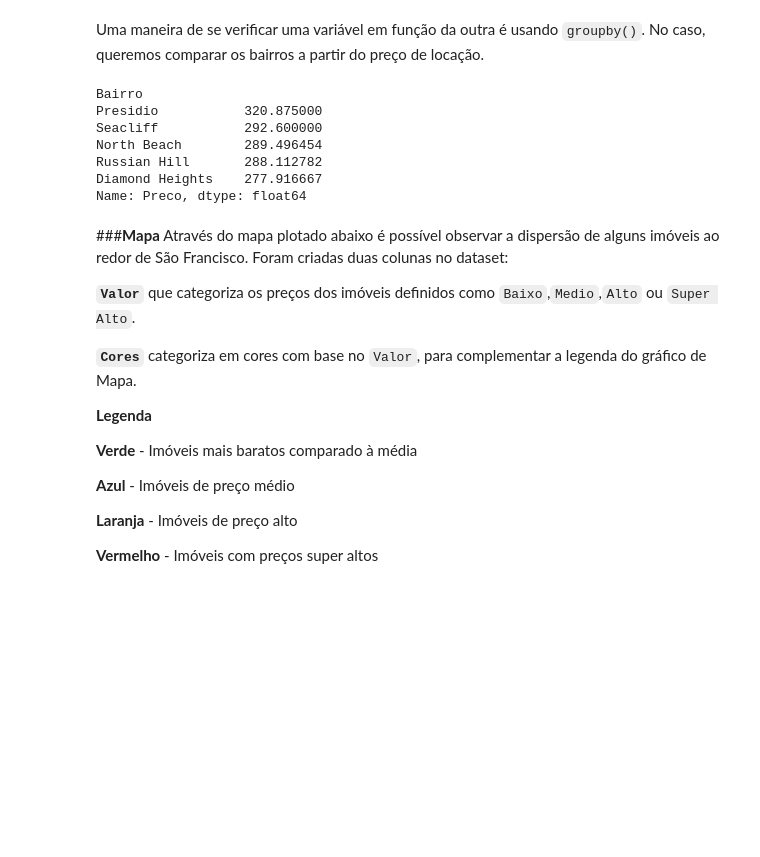
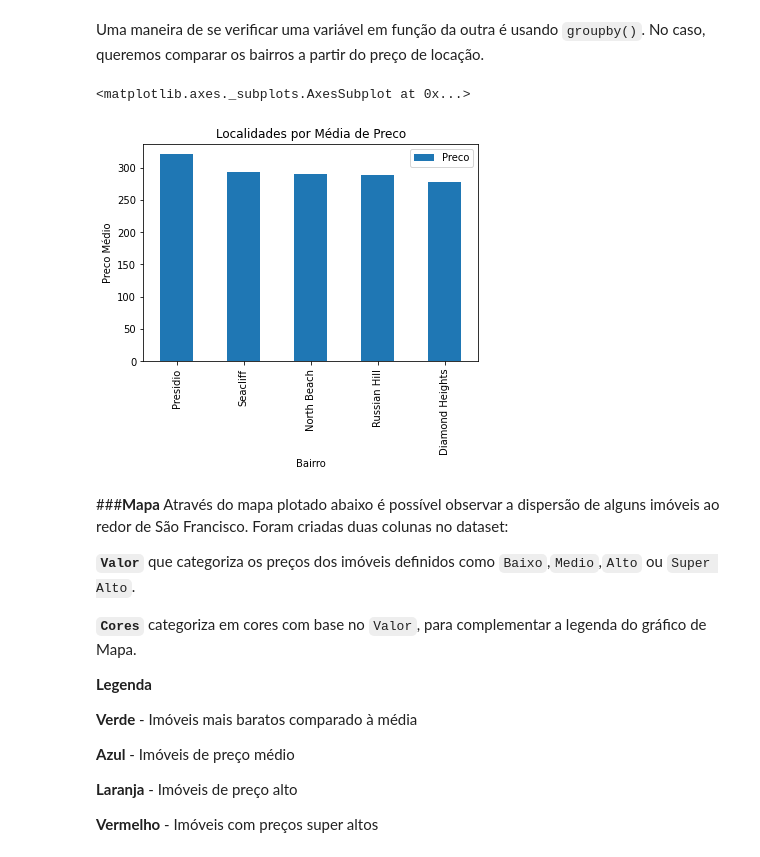
Before and after one commit to Vitor-Santos-Cacula/Projetos-de-Dados, a Jupyter notebook: Análise_dos_Dados_do_Airbnb_São_Francisco,_California,_EUA.ipynb, the cells around one changed output. Cells and saved outputs as stored; diff of their text form; code cells hidden in the pictures; blank space fills up the shorter version.

```diff
--- a/Análise_dos_Dados_do_Airbnb_São_Francisco,_California,_EUA.ipynb
+++ b/Análise_dos_Dados_do_Airbnb_São_Francisco,_California,_EUA.ipynb
@@ -310,16 +321,21 @@ data_plot.plot(kind='bar')
 ### **Q6. Qual a localidade mais cara do dataset?**
 # %% [markdown]
 Uma maneira de se verificar uma variável em função da outra é usando `groupby()`. No caso, queremos comparar os bairros a partir do preço de locação.
-# %%
-df_clean.groupby('Bairro').Preco.mean().sort_values(ascending=False).head(5)
-# %% [output]
-Bairro
-Presidio           320.875000
-Seacliff           292.600000
-North Beach        289.496454
-Russian Hill       288.112782
-Diamond Heights    277.916667
-Name: Preco, dtype: float64
+# %%
+#Criiando variavel com o valor médio de preco dos 5 bairros mais caros
+data =df_clean.groupby('Bairro').Preco.mean().sort_values(ascending=False).head(5).reset_index()
+data = pd.DataFrame(data)
+data.columns = ['Bairro','Preco']
+data.set_index('Bairro',inplace = True)
+#Plotando gráfico de barras
+fig, ax = plt.subplots()
+ax.set_title("Localidades por Média de Preco")
+ax.set_ylabel("Preco Médio")
+ax.set_xlabel("Bairro")
+data.plot(kind='bar',ax=ax)
+# %% [output]
+<matplotlib.axes._subplots.AxesSubplot at 0x...>
+[figure, added]
 # %% [markdown]
 ###**Mapa**
 Através do mapa plotado abaixo é possível observar a dispersão de alguns imóveis ao redor de São Francisco.
```
Also changed, not shown: parts of 19 cells of this notebook.
